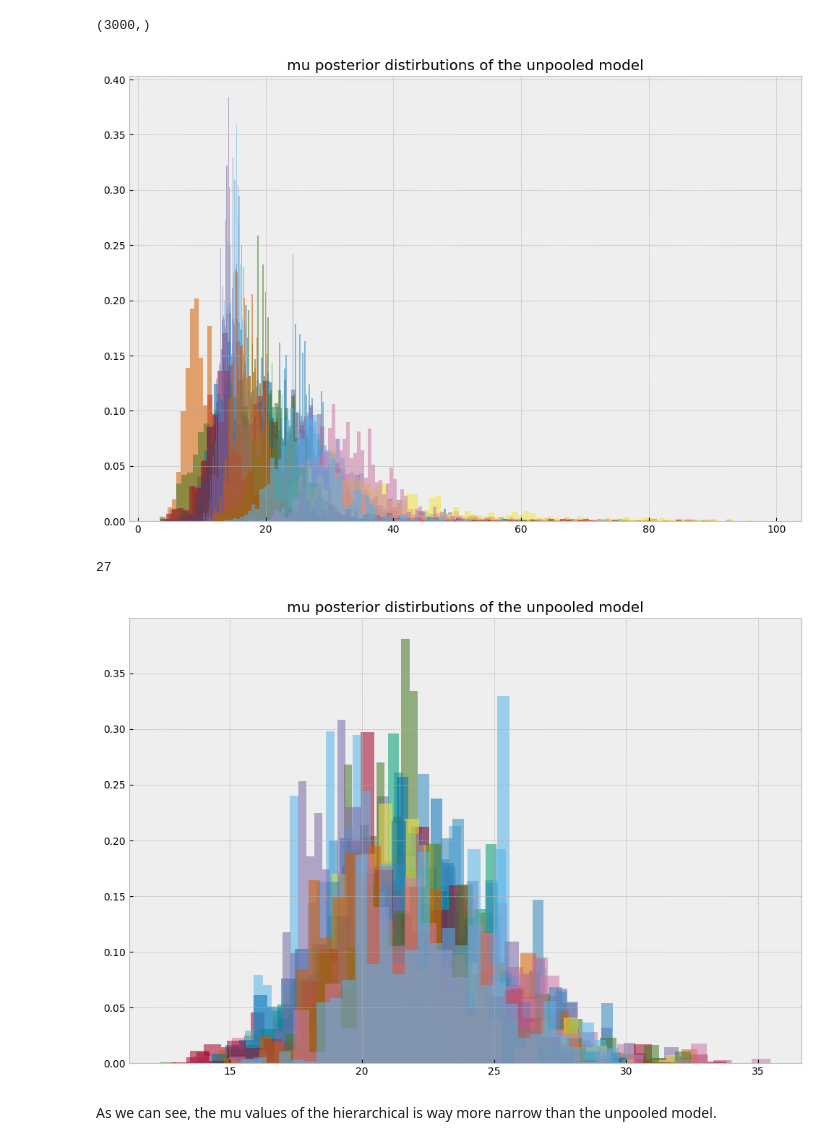
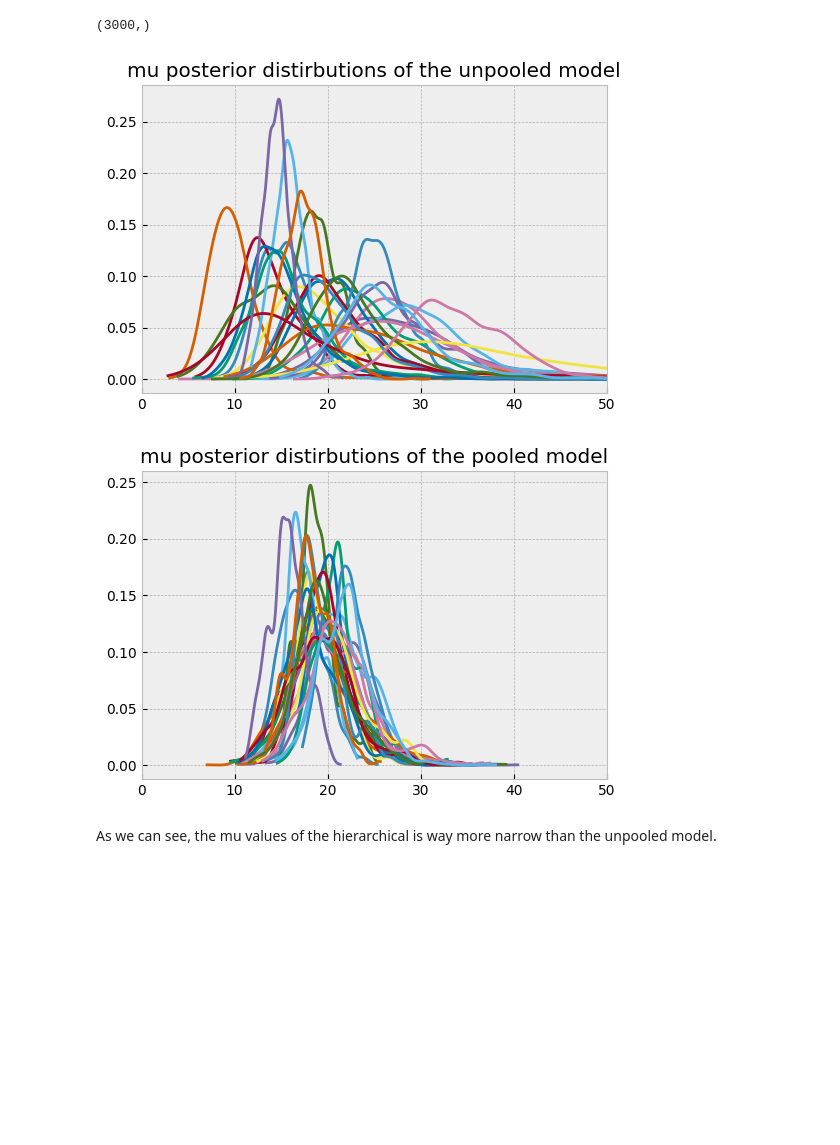
Before and after one commit to eliransher/Bayesian_models, a Jupyter notebook: notebooks/10_Hierarchical_modelling.ipynb, the cells around one changed output. Drawn from its saved outputs; the diff is of its cells as text; code cells hidden in the pictures; blank space fills up the shorter version.

```diff
--- a/notebooks/10_Hierarchical_modelling.ipynb
+++ b/notebooks/10_Hierarchical_modelling.ipynb
@@ -286,34 +295,45 @@ mu_trace = hierarchical_trace.posterior['mu']
 np.array(indiv_traces[p].posterior['mu']).flatten()[1000:].shape
 # %% [output]
 (3000,)
-# %%
-mean_mus_unpooled = []
-plt.figure(figsize=(12,8))
-for p in participants:
-    mu_trace_unpooled = np.array(indiv_traces[p].posterior['mu']).flatten()
-    plt.hist(mu_trace_unpooled[1000:], density = True, bins =100, alpha = 0.55)
-    mean_mus_unpooled.append(mu_trace_unpooled.mean())
-
-plt.title('mu posterior distirbutions of the unpooled model')
-plt.show()
-# %% [output]
-[figure, removed]
-# %%
-participants.shape[0]
-# %% [output]
-27
-# %%
-mean_mus_pooled = []
-plt.figure(figsize=(12,8))
-for ind_p in range(participants.shape[0]):
-    mu_trace_pooled = np.array(mu_trace[:,:,ind_p]).flatten()
-    plt.hist(np.array(mu_trace[:,:,ind_p]).flatten(), density = True, bins =30, alpha = 0.55)
-    mean_mus_pooled.append(mu_trace_pooled.mean())
-
-plt.title('mu posterior distirbutions of the pooled model')
-plt.show()
-# %% [output]
-[figure, removed]
+# %%
+from scipy.stats import gaussian_kde
+
+mean_mus_unpooled = []
+plt.figure(figsize=(6,4))
+for p in participants:
+    mu_trace_unpooled = np.array(indiv_traces[p].posterior['mu']).flatten()
+    x = mu_trace_unpooled
+    kde = gaussian_kde(x)
+    xs = np.linspace(x.min(), x.max(), 400)
+    ys = kde(xs)
+    plt.plot(xs, ys, lw=2, label="KDE")
+
+    # plt.hist(mu_trace_unpooled[1000:], density = True, bins =100, alpha = 0.55)
+
+    mean_mus_unpooled.append(mu_trace_unpooled.mean())
+plt.xlim(0,50)
+plt.title('mu posterior distirbutions of the unpooled model')
+plt.show()
+
+
+mean_mus_pooled = []
+plt.figure(figsize=(6,4))
+for ind_p in range(participants.shape[0]):
+    mu_trace_pooled = np.array(mu_trace[:,:,ind_p]).flatten()
+    x = mu_trace_pooled
+    kde = gaussian_kde(x)
+    xs = np.linspace(x.min(), x.max(), 400)
+    ys = kde(xs)
+    plt.plot(xs, ys, lw=2, label="KDE")
+    # plt.hist(np.array(mu_trace[:,:,ind_p]).flatten(), density = True, bins =30, alpha = 0.55)
+    mean_mus_pooled.append(mu_trace_pooled.mean())
+plt.xlim(0,50)
+
+plt.title('mu posterior distirbutions of the pooled model')
+plt.show()
+# %% [output]
+[figure, added]
+[figure, added]
 # %% [markdown]
 As we can see, the mu values of the hierarchical is way more narrow than the unpooled model.
 # %% [markdown]
```
Also changed, not shown: parts of 17 cells of this notebook.
